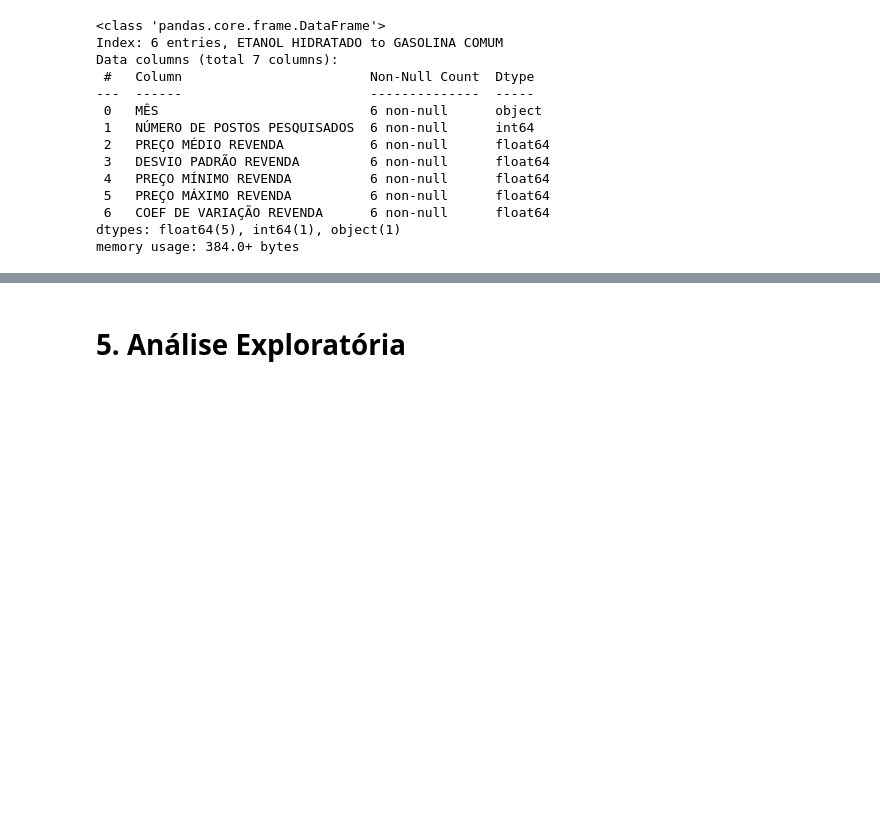
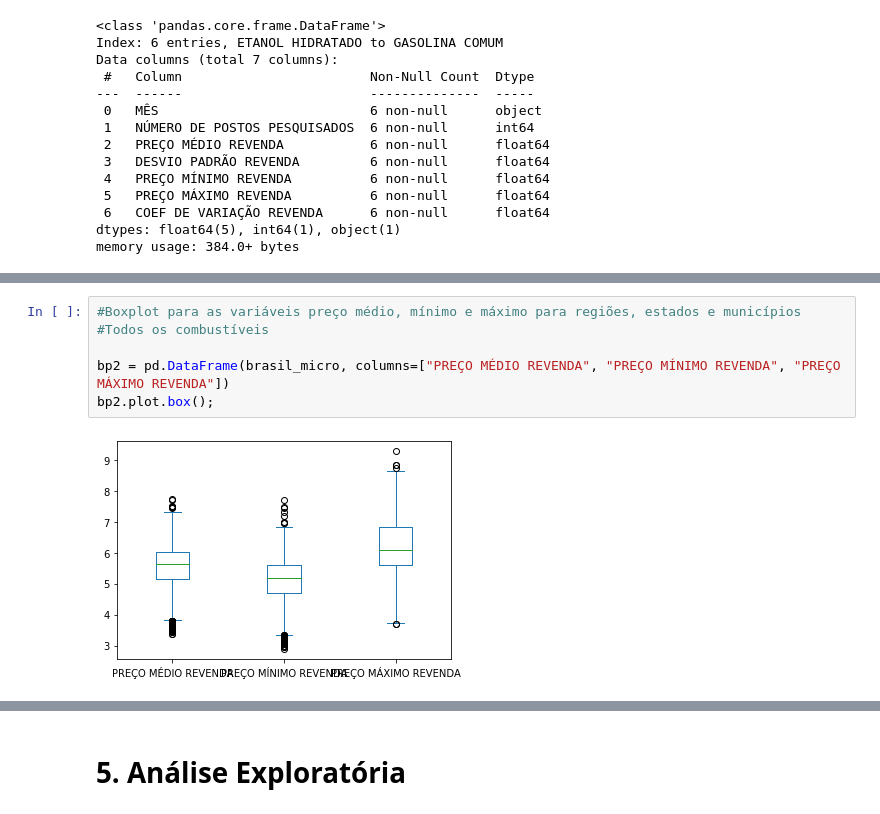
Before and after one commit to joaovictojuliao/Squad-2-M4, a Jupyter notebook: Resilia_M4_Projeto_Final_dados_ANP.ipynb, the cells around one changed output, grey strips where cells are left out. Cells and saved outputs as stored; diff of their text form; blank space fills up the shorter version.

```diff
--- a/Resilia_M4_Projeto_Final_dados_ANP.ipynb
+++ b/Resilia_M4_Projeto_Final_dados_ANP.ipynb
@@ -224,0 +397,8 @@ brasil_macro.hist(bins=15, figsize=(15,15));
+# %%
+#Boxplot para as variáveis preço médio, mínimo e máximo para regiões, estados e municípios
+#Todos os combustíveis
+
+bp2 = pd.DataFrame(brasil_micro, columns=["PREÇO MÉDIO REVENDA", "PREÇO MÍNIMO REVENDA", "PREÇO MÁXIMO REVENDA"])
+bp2.plot.box();
+# %% [output]
+[figure, added]
```
Also changed, not shown: parts of 69 cells of this notebook.
